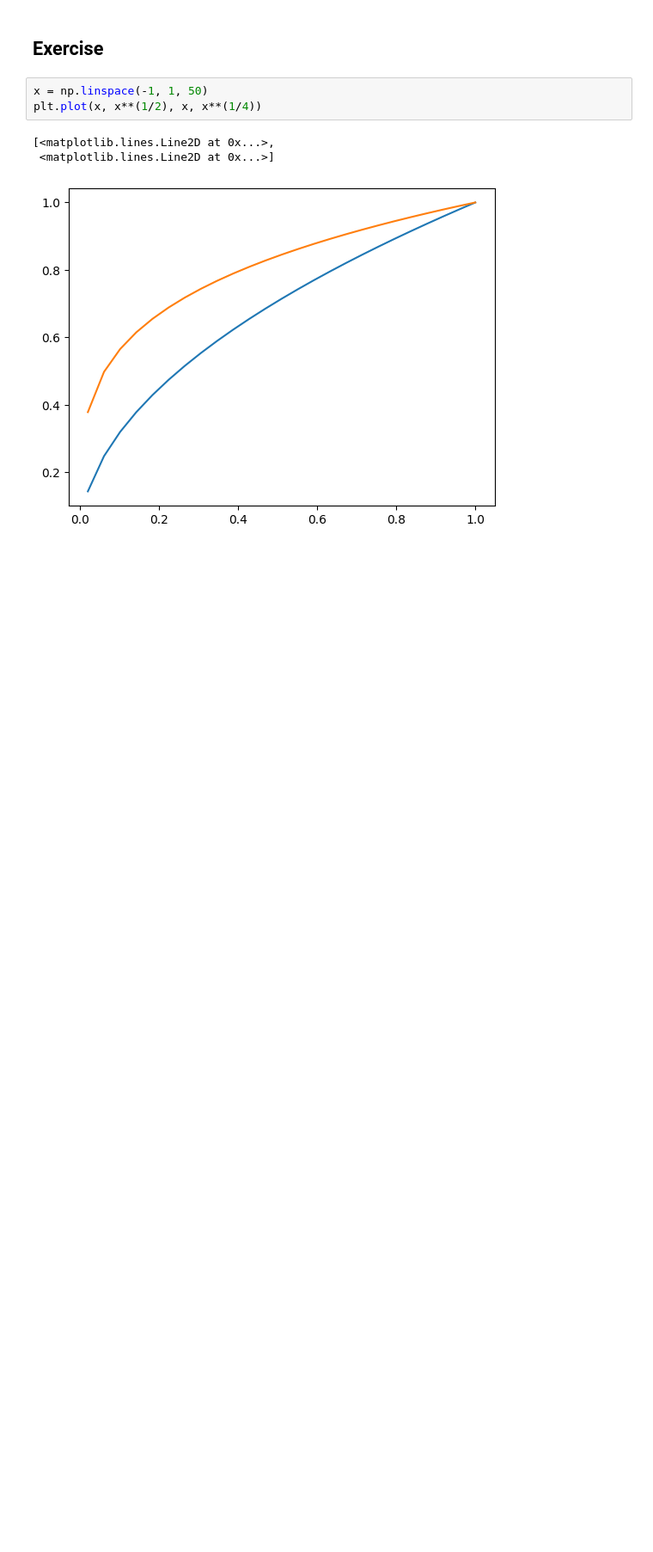
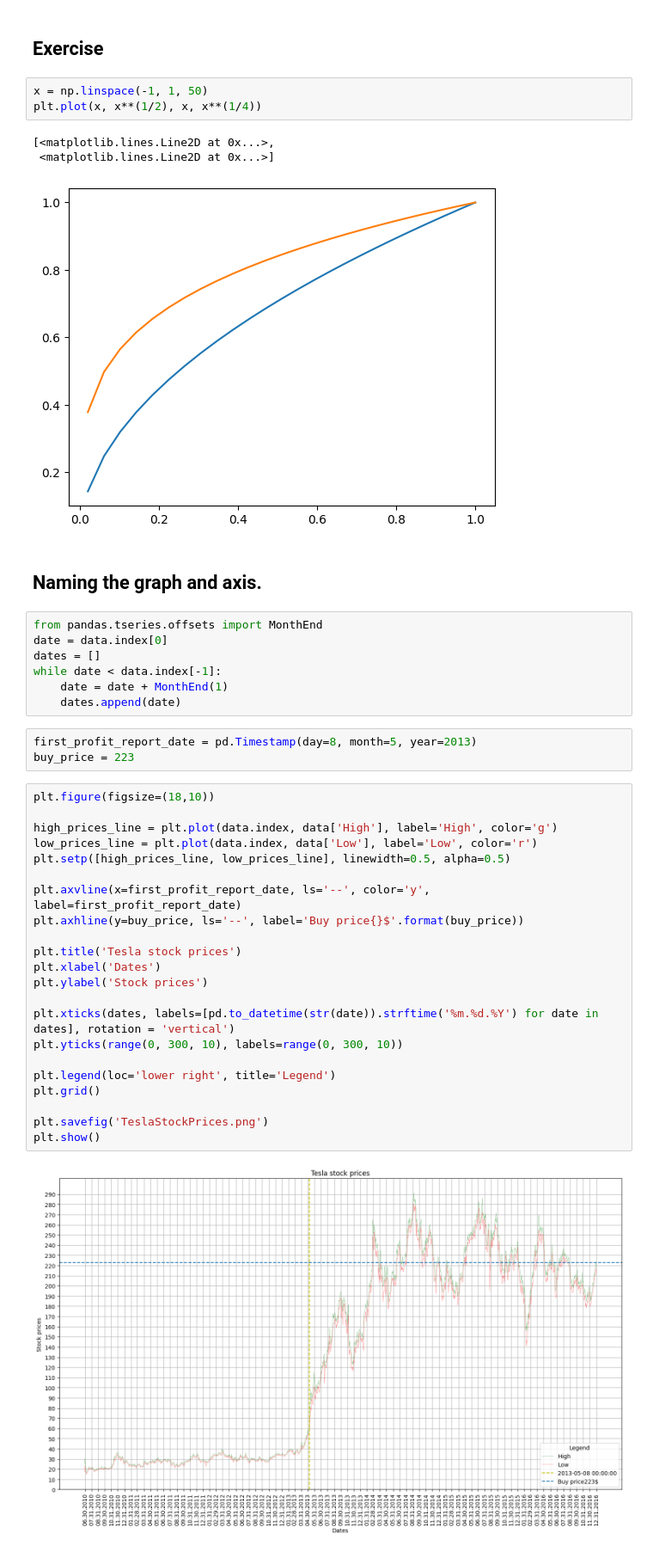
Before and after one commit to BobrovM/data_science, a Jupyter notebook: 1_data_analitics_beginner/03_matplotlib/matplotlib_01.ipynb, the cells around one changed output. Shown: that part at 86% size. Saved outputs shown, nothing was run; the diff lists cells and outputs as text; blank space fills up the shorter version.

```diff
--- a/1_data_analitics_beginner/03_matplotlib/matplotlib_01.ipynb
+++ b/1_data_analitics_beginner/03_matplotlib/matplotlib_01.ipynb
@@ -72,3 +72,39 @@ plt.plot(x, x**(1/2), x, x**(1/4))
 [<matplotlib.lines.Line2D at 0x...>,
  <matplotlib.lines.Line2D at 0x...>]
 [figure]
+# %% [markdown]
+## Naming the graph and axis.
+# %%
+from pandas.tseries.offsets import MonthEnd
+date = data.index[0]
+dates = []
+while date < data.index[-1]:
+    date = date + MonthEnd(1)
+    dates.append(date)
+# %%
+first_profit_report_date = pd.Timestamp(day=8, month=5, year=2013)
+buy_price = 223
+# %%
+plt.figure(figsize=(18,10))
+
+high_prices_line = plt.plot(data.index, data['High'], label='High', color='g')
+low_prices_line = plt.plot(data.index, data['Low'], label='Low', color='r')
+plt.setp([high_prices_line, low_prices_line], linewidth=0.5, alpha=0.5)
+
+plt.axvline(x=first_profit_report_date, ls='--', color='y', label=first_profit_report_date)
+plt.axhline(y=buy_price, ls='--', label='Buy price{}$'.format(buy_price))
+
+plt.title('Tesla stock prices')
+plt.xlabel('Dates')
+plt.ylabel('Stock prices')
+
+plt.xticks(dates, labels=[pd.to_datetime(str(date)).strftime('%m.%d.%Y') for date in dates], rotation = 'vertical')
+plt.yticks(range(0, 300, 10), labels=range(0, 300, 10))
+
+plt.legend(loc='lower right', title='Legend')
+plt.grid()
+
+plt.savefig('TeslaStockPrices.png')
+plt.show()
+# %% [output]
+[figure, added]
```
Also changed, not shown: parts of 6 cells of this notebook, 2 other files.
